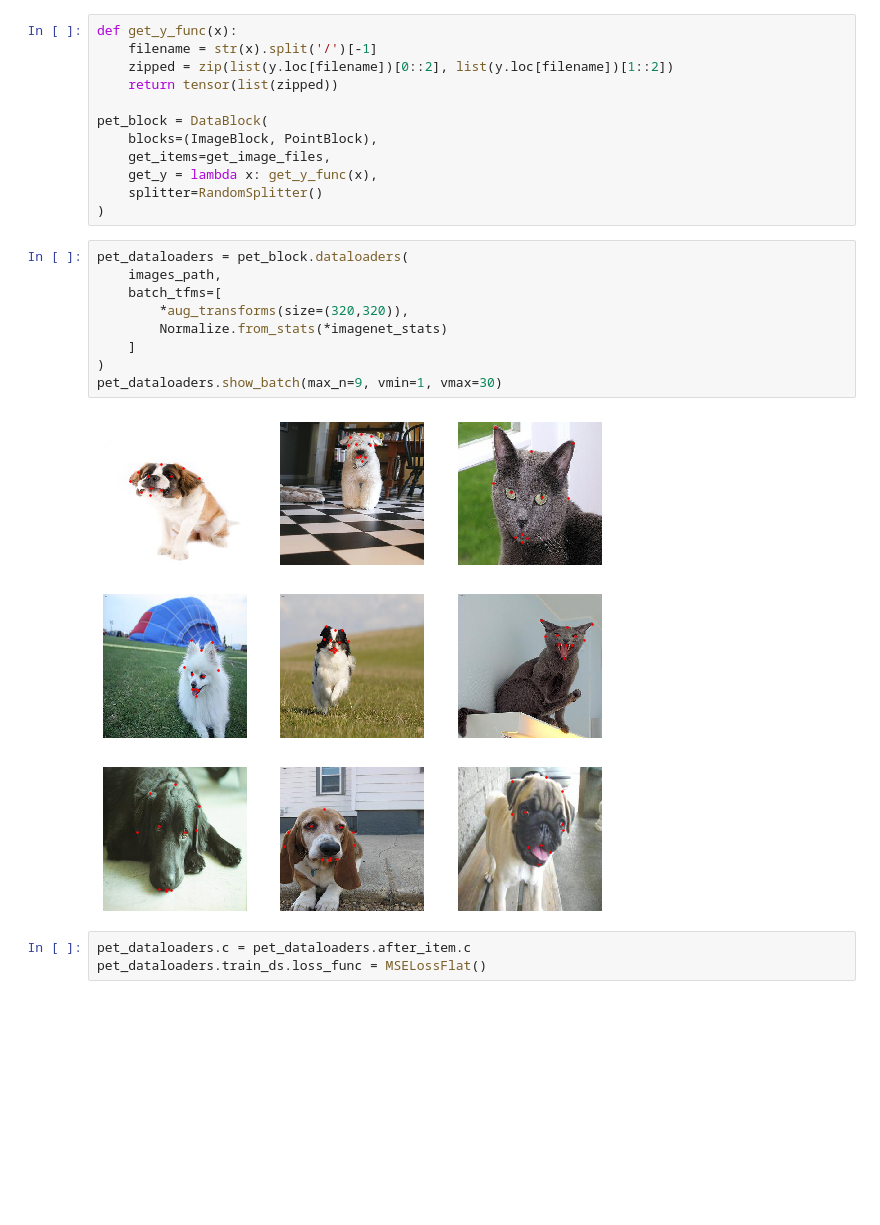
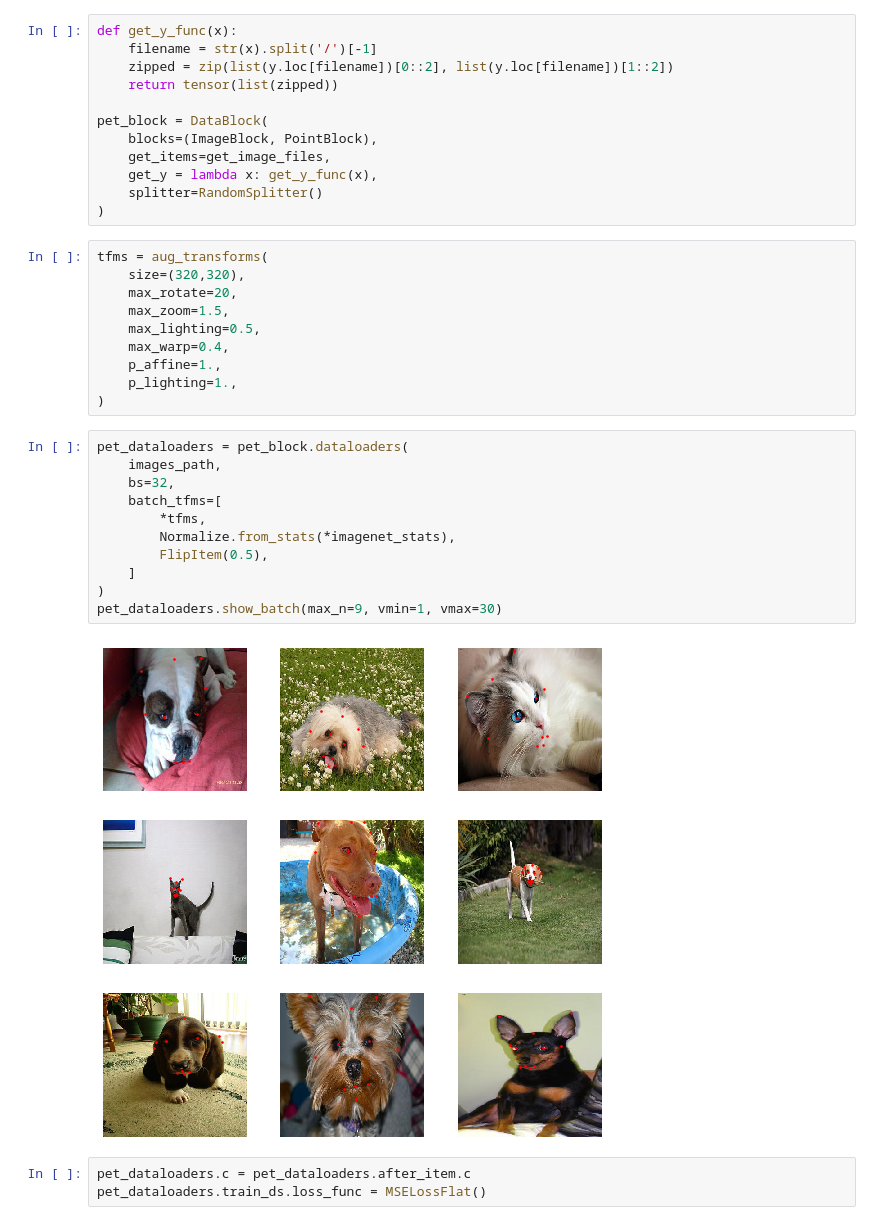
Before and after one commit to HenryDashwood/facial-features-detector, a Jupyter notebook: code/xresnet.ipynb, the cells around one changed output. Cells and saved outputs as stored; diff of their text form; blank space fills up the shorter version.

```diff
--- a/code/xresnet.ipynb
+++ b/code/xresnet.ipynb
@@ -30,17 +33,29 @@ pet_block = DataBlock(
     get_y = lambda x: get_y_func(x),
     splitter=RandomSplitter()
 )
+# %%
+tfms = aug_transforms(
+    size=(320,320),
+    max_rotate=20,
+    max_zoom=1.5,
+    max_lighting=0.5,
+    max_warp=0.4,
+    p_affine=1.,
+    p_lighting=1.,
+)
 # %%
 pet_dataloaders = pet_block.dataloaders(
     images_path,
+    bs=32,
     batch_tfms=[
-        *aug_transforms(size=(320,320)),
-        Normalize.from_stats(*imagenet_stats)
+        *tfms,
+        Normalize.from_stats(*imagenet_stats),
+        FlipItem(0.5),
     ]
 )
 pet_dataloaders.show_batch(max_n=9, vmin=1, vmax=30)
 # %% [output]
-[figure, old version]
+[figure, new version]
 # %%
 pet_dataloaders.c = pet_dataloaders.after_item.c
 pet_dataloaders.train_ds.loss_func = MSELossFlat()
```
Also changed, not shown: parts of 7 cells of this notebook.
